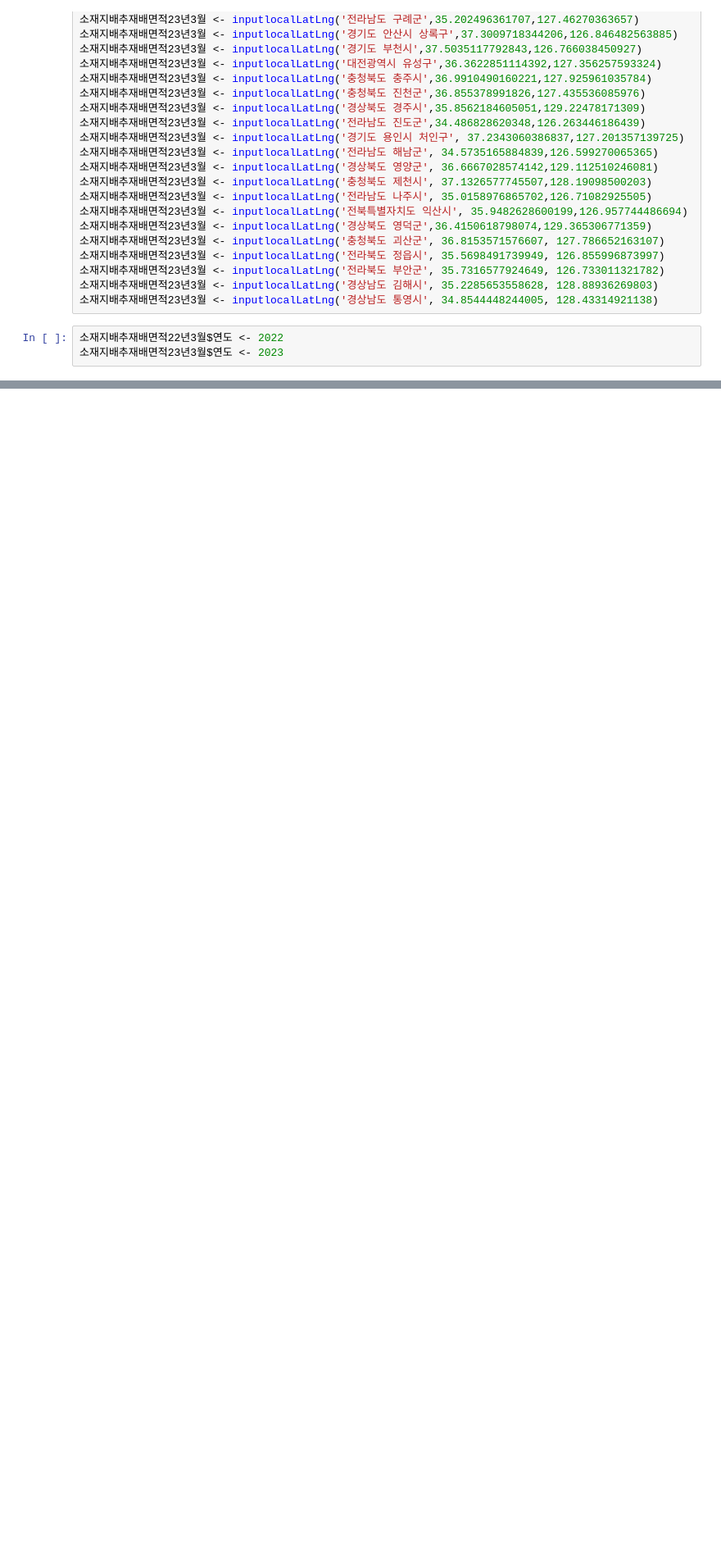
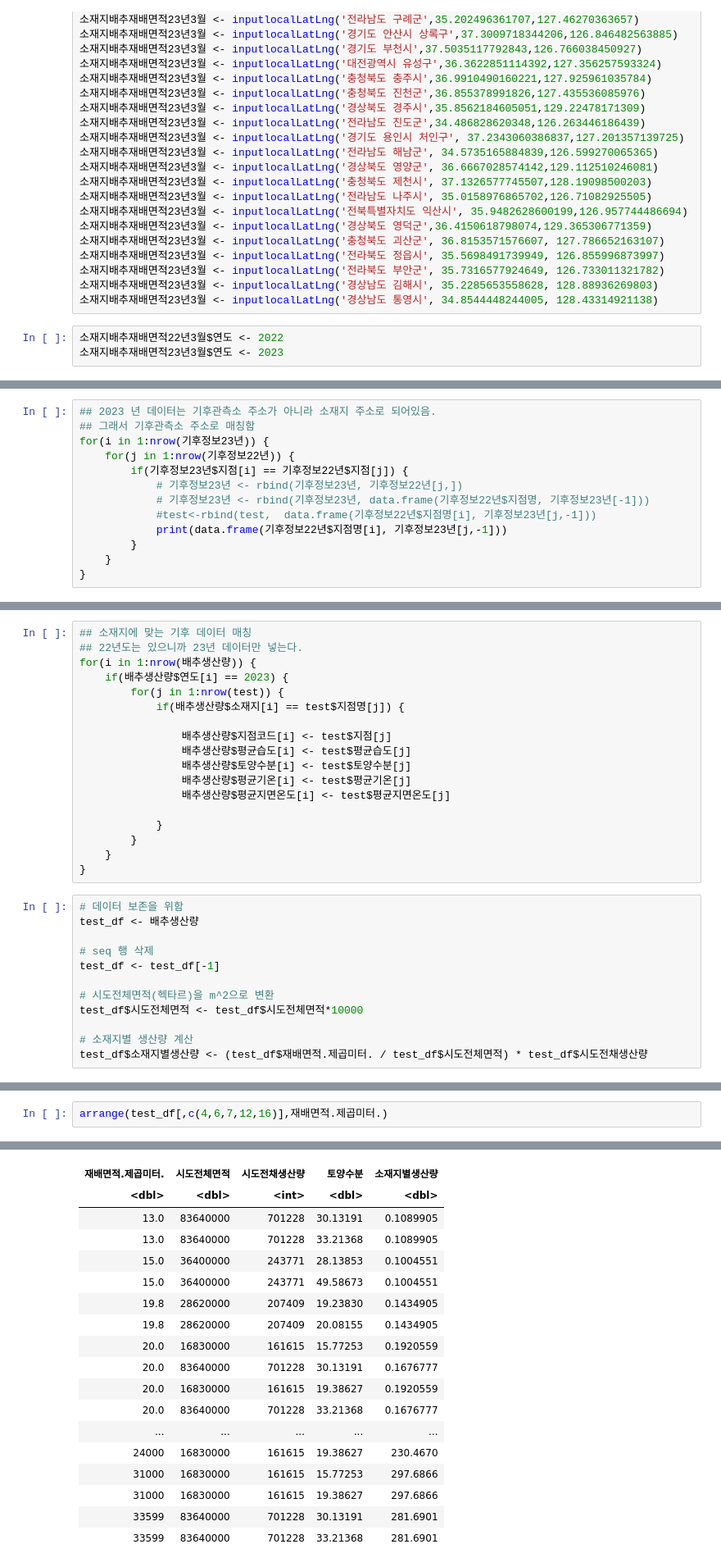
Before and after one commit to tjdwlsaos22/RecoFarm, a Jupyter notebook: Project/GAP.ipynb, the cells around one changed output, grey strips where cells are left out. Shown at 82% size. Saved outputs shown, nothing was run; the diff lists cells and outputs as text; blank space fills up the shorter version.

```diff
--- a/Project/GAP.ipynb
+++ b/Project/GAP.ipynb
@@ -109,0 +160,13 @@ A data.frame: 2818 x 10
+# %%
+## 2023 년 데이터는 기후관측소 주소가 아니라 소재지 주소로 되어있음.
+## 그래서 기후관측소 주소로 매칭함
+for(i in 1:nrow(기후정보23년)) {
+    for(j in 1:nrow(기후정보22년)) {
+        if(기후정보23년$지점[i] == 기후정보22년$지점[j]) {
+            # 기후정보23년 <- rbind(기후정보23년, 기후정보22년[j,])
+            # 기후정보23년 <- rbind(기후정보23년, data.frame(기후정보22년$지점명, 기후정보23년[-1]))
+            #test<-rbind(test,  data.frame(기후정보22년$지점명[i], 기후정보23년[j,-1]))
+            print(data.frame(기후정보22년$지점명[i], 기후정보23년[j,-1]))
+        }
+    }
+}
@@ -109,0 +204,30 @@ A data.frame: 2818 x 10
+# %%
+## 소재지에 맞는 기후 데이터 매칭
+## 22년도는 있으니까 23년 데이터만 넣는다.
+for(i in 1:nrow(배추생산량)) {
+    if(배추생산량$연도[i] == 2023) {
+        for(j in 1:nrow(test)) {
+            if(배추생산량$소재지[i] == test$지점명[j]) {
+
+                배추생산량$지점코드[i] <- test$지점[j]
+                배추생산량$평균습도[i] <- test$평균습도[j]
+                배추생산량$토양수분[i] <- test$토양수분[j]
+                배추생산량$평균기온[i] <- test$평균기온[j]
+                배추생산량$평균지면온도[i] <- test$평균지면온도[j]
+
+            }
+        }
+    }
+}
+# %%
+# 데이터 보존을 위함
+test_df <- 배추생산량
+
+# seq 행 삭제
+test_df <- test_df[-1]
+
+# 시도전체면적(헥타르)을 m^2으로 변환
+test_df$시도전체면적 <- test_df$시도전체면적*10000
+
+# 소재지별 생산량 계산
+test_df$소재지별생산량 <- (test_df$재배면적.제곱미터. / test_df$시도전체면적) * test_df$시도전채생산량
@@ -109,0 +278,3 @@ A data.frame: 2818 x 10
+# %%
+arrange(test_df[,c(4,6,7,12,16)],재배면적.제곱미터.)
+# %% [output]
@@ -109,0 +282,18 @@ A data.frame: 2818 x 10
+| 재배면적.제곱미터. | 시도전체면적 | 시도전채생산량 | 토양수분 | 소재지별생산량 |
+| <dbl> | <dbl> | <int> | <dbl> | <dbl> |
+| 13.0 | 83640000 | 701228 | 30.13191 | 0.1089905 |
+| 13.0 | 83640000 | 701228 | 33.21368 | 0.1089905 |
+| 15.0 | 36400000 | 243771 | 28.13853 | 0.1004551 |
+| 15.0 | 36400000 | 243771 | 49.58673 | 0.1004551 |
+| 19.8 | 28620000 | 207409 | 19.23830 | 0.1434905 |
+| 19.8 | 28620000 | 207409 | 20.08155 | 0.1434905 |
+| 20.0 | 16830000 | 161615 | 15.77253 | 0.1920559 |
+| 20.0 | 83640000 | 701228 | 30.13191 | 0.1676777 |
+| 20.0 | 16830000 | 161615 | 19.38627 | 0.1920559 |
+| 20.0 | 83640000 | 701228 | 33.21368 | 0.1676777 |
+| ... | ... | ... | ... | ... |
+| 24000 | 16830000 | 161615 | 19.38627 | 230.4670 |
+| 31000 | 16830000 | 161615 | 15.77253 | 297.6866 |
+| 31000 | 16830000 | 161615 | 19.38627 | 297.6866 |
+| 33599 | 83640000 | 701228 | 30.13191 | 281.6901 |
+| 33599 | 83640000 | 701228 | 33.21368 | 281.6901 |
```
Also changed, not shown: parts of 35 cells of this notebook, 2 other files.
